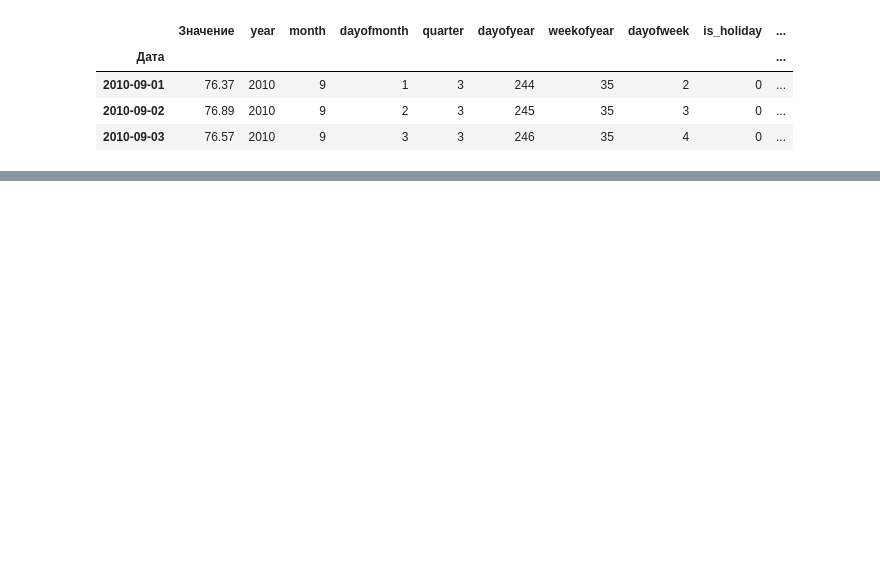
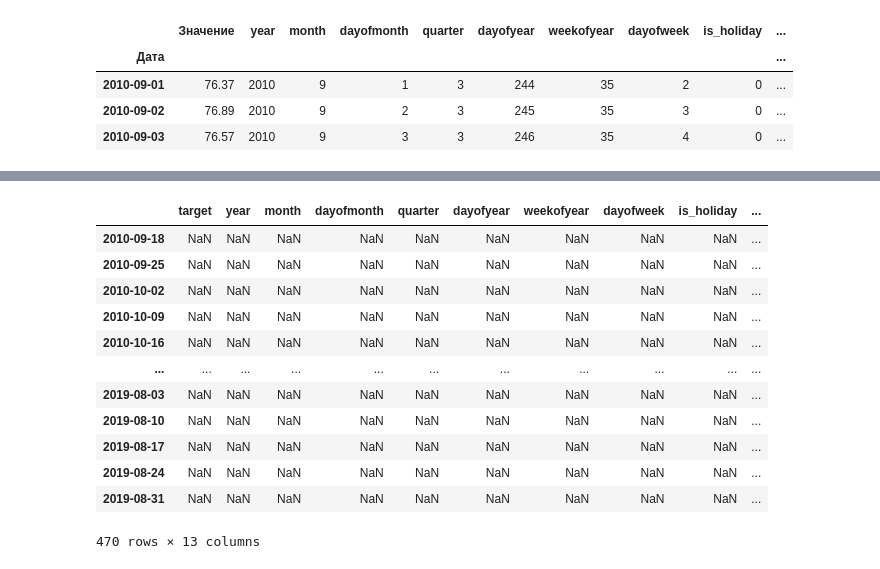
Before and after one commit to aldalinde/Time_series, a Jupyter notebook: lesson_05.ipynb, the cells around one changed output, grey strips where cells are left out. Drawn from its saved outputs; the diff is of its cells as text; code cells hidden in the pictures; blank space fills up the shorter version.

```diff
--- a/lesson_05.ipynb
+++ b/lesson_05.ipynb
@@ -42,0 +59,3 @@ data.head(3)
+# %%
+r_e = pd.read_excel('D:/AI/Machine learning/R_E01_09_2010_T01_09_2019.xlsx', index_col=1, usecols=2)
+r_e = r_e.drop(columns='nominal')
@@ -42,0 +70,9 @@ data.head(3)
+# %%
+r_d.rename(columns={"curs": "US_dollar"}, inplace=True)
+r_e.rename(columns={"curs": "Euro" }, inplace=True)
+data.rename(columns={"Значение": "target"}, inplace=True)
+# %%
+r_d.index = pd.to_datetime(r_d.index)
+r_e.index = pd.to_datetime(r_e.index)
+# %%
+brent_df= pd.concat([data,r_d,r_e], axis=1)
@@ -42,0 +107,16 @@ data.head(3)
+# %%
+brent_df.loc[brent_df['target'].isna(), :]
+# %% [output]
+|  | target | year | month | dayofmonth | quarter | dayofyear | weekofyear | dayofweek | is_holiday | ... |
+| 2010-09-18 | NaN | NaN | NaN | NaN | NaN | NaN | NaN | NaN | NaN | ... |
+| 2010-09-25 | NaN | NaN | NaN | NaN | NaN | NaN | NaN | NaN | NaN | ... |
+| 2010-10-02 | NaN | NaN | NaN | NaN | NaN | NaN | NaN | NaN | NaN | ... |
+| 2010-10-09 | NaN | NaN | NaN | NaN | NaN | NaN | NaN | NaN | NaN | ... |
+| 2010-10-16 | NaN | NaN | NaN | NaN | NaN | NaN | NaN | NaN | NaN | ... |
+| ... | ... | ... | ... | ... | ... | ... | ... | ... | ... | ... |
+| 2019-08-03 | NaN | NaN | NaN | NaN | NaN | NaN | NaN | NaN | NaN | ... |
+| 2019-08-10 | NaN | NaN | NaN | NaN | NaN | NaN | NaN | NaN | NaN | ... |
+| 2019-08-17 | NaN | NaN | NaN | NaN | NaN | NaN | NaN | NaN | NaN | ... |
+| 2019-08-24 | NaN | NaN | NaN | NaN | NaN | NaN | NaN | NaN | NaN | ... |
+| 2019-08-31 | NaN | NaN | NaN | NaN | NaN | NaN | NaN | NaN | NaN | ... |
+470 rows × 13 columns
```
Also changed, not shown: parts of 18 cells of this notebook.
